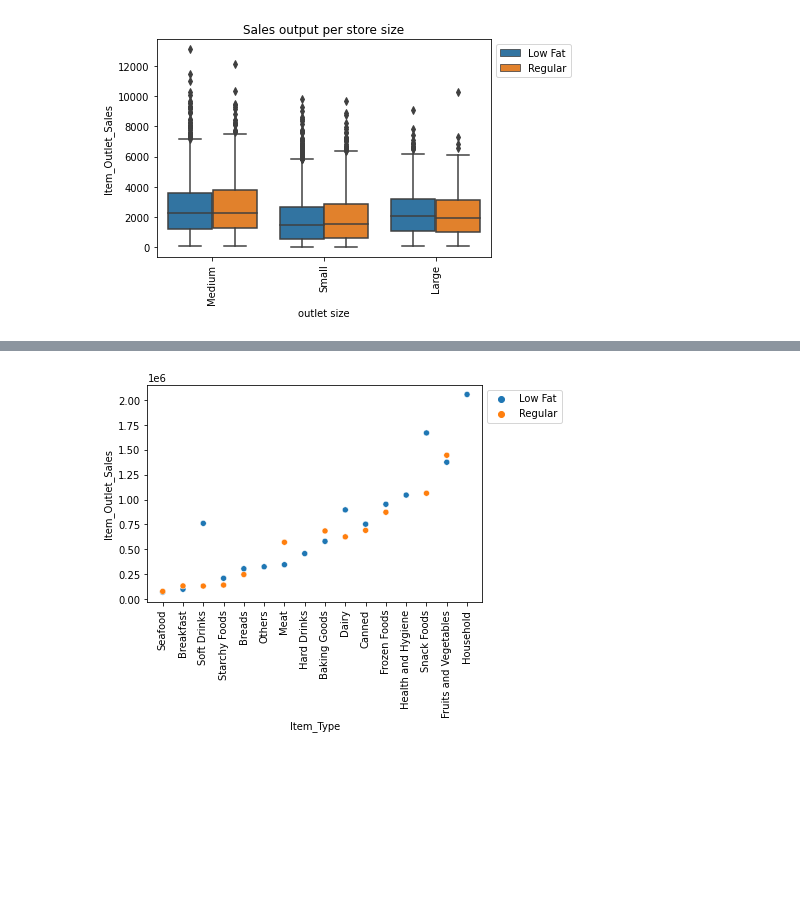
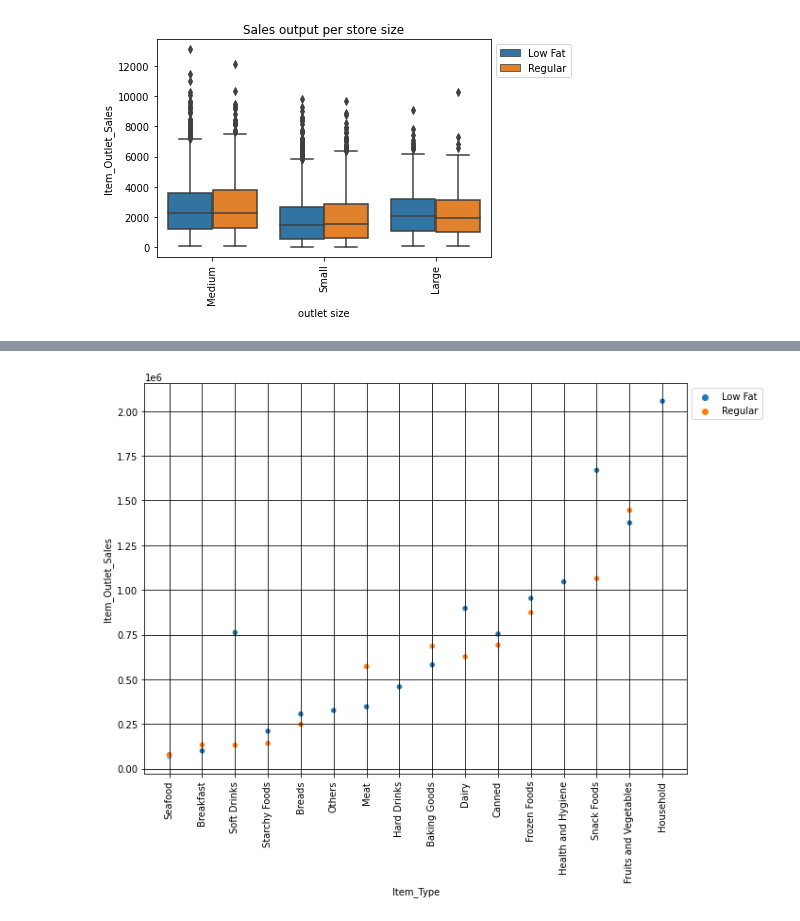
Before and after one commit to jdescartes24/Predicting-sales, a Jupyter notebook: Core_Project.ipynb, the cells around one changed output, grey strips where cells are left out. Saved outputs shown, nothing was run; the diff lists cells and outputs as text; code cells hidden in the pictures; blank space fills up the shorter version.

```diff
--- a/Core_Project.ipynb
+++ b/Core_Project.ipynb
@@ -131,7 +119,7 @@ Medium    2793
 High       932
 Name: outlet size, dtype: int64
 # %%
-	sales['item weight'].fillna(value = sales['item weight'].mean(), inplace = True)
+	#sales['item weight'].fillna(value = sales['item weight'].mean(), inplace = True)
 
 # decided to keep it weight and use this function to fill in the gaps because it may be important when it come to shiping cost.
 # %%
@@ -277,8 +278,20 @@ sns.heatmap(sales.corr(), cmap='Reds', annot=True);
 # %%
+plt.figure(figsize=(10,8))
+
 sale_f=sales.groupby(['Item_Type', 'Item_Fat_Content']).sum().reset_index()
+
 sale_f= sale_f.sort_values(by='Item_Outlet_Sales');
+
 sns.scatterplot(data= sale_f, x= 'Item_Type', y= 'Item_Outlet_Sales', hue='Item_Fat_Content');
 plt.xticks(rotation = 90);
+
 plt.legend(bbox_to_anchor= (1,1), loc = 'upper left');
+
+
+plt.grid(c='K')
+
+plt.tight_layout()
+
+plt.savefig('scatterplott.png', dpi = 300);
 # %% [output]
-[figure, old version]
+[figure, new version]
```
Also changed, not shown: parts of 43 cells of this notebook.
